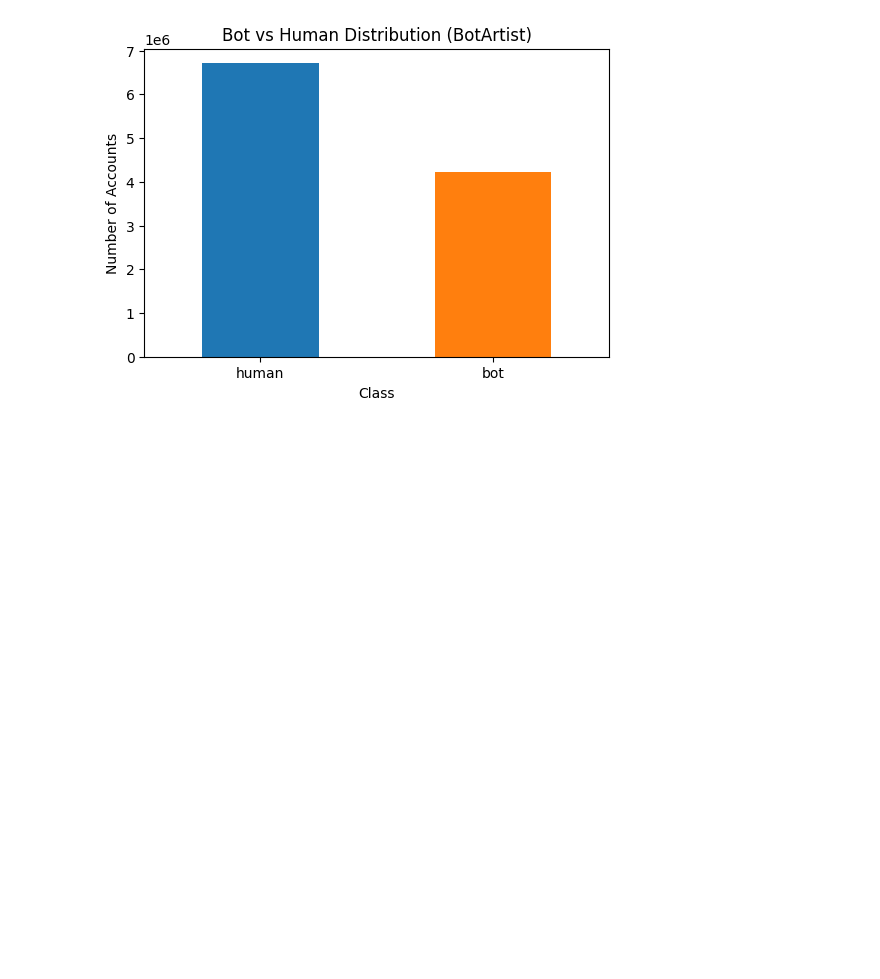
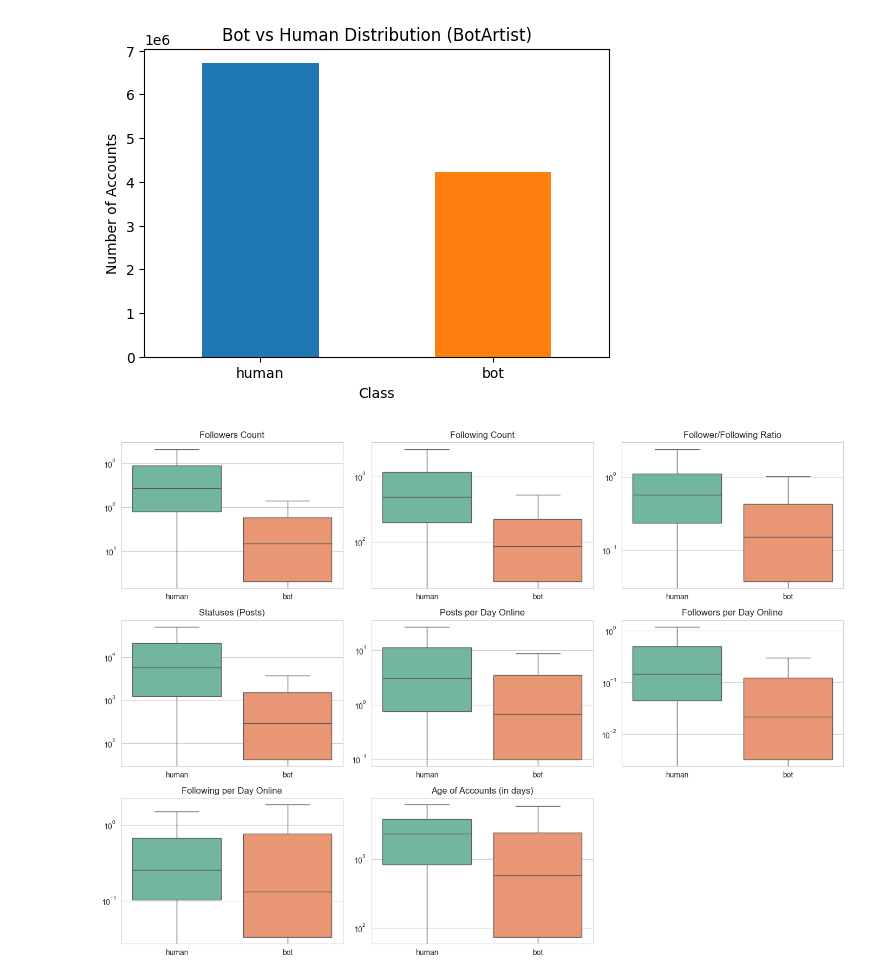
Before and after one commit to lucthiery/IDSP, a Jupyter notebook: 1_BotArtist.ipynb, the cells around one changed output. Drawn from its saved outputs; the diff is of its cells as text; code cells hidden in the pictures; blank space fills up the shorter version.

```diff
--- a/1_BotArtist.ipynb
+++ b/1_BotArtist.ipynb
@@ -105,3 +161,38 @@ human    61.37
 bot      38.63
 Name: proportion, dtype: float64
 [figure]
+# %%
+# max 9 plots
+features_to_plot = [
+    ("followers", "Followers Count"),
+    ("following", "Following Count"),
+    ("foll_friends", "Follower/Following Ratio"),
+    ("statuses", "Statuses (Posts)"),
+    ("statuses_by_age", "Posts per Day Online"),
+    ("followers_by_age", "Followers per Day Online"),
+    ("following_by_age", "Following per Day Online"),
+    ("age", "Age of Accounts (in days)")
+]
+# %%
+# Boxplots
+
+plt.figure(figsize=(14, 10))
+for i, (col, label) in enumerate(features_to_plot, 1):
+    plt.subplot(3, 3, i)
+    sns.boxplot(
+    data=df,
+    x="label",
+    y=col,
+    hue="label",
+    showfliers=False,
+    palette="Set2",
+    legend=False
+    )
+    plt.yscale("log")
+    plt.title(label)
+    plt.xlabel("")
+    plt.ylabel("")
+plt.tight_layout()
+plt.show()
+# %% [output]
+[figure, added]
```
Also changed, not shown: parts of 10 cells of this notebook, 2 other files.
